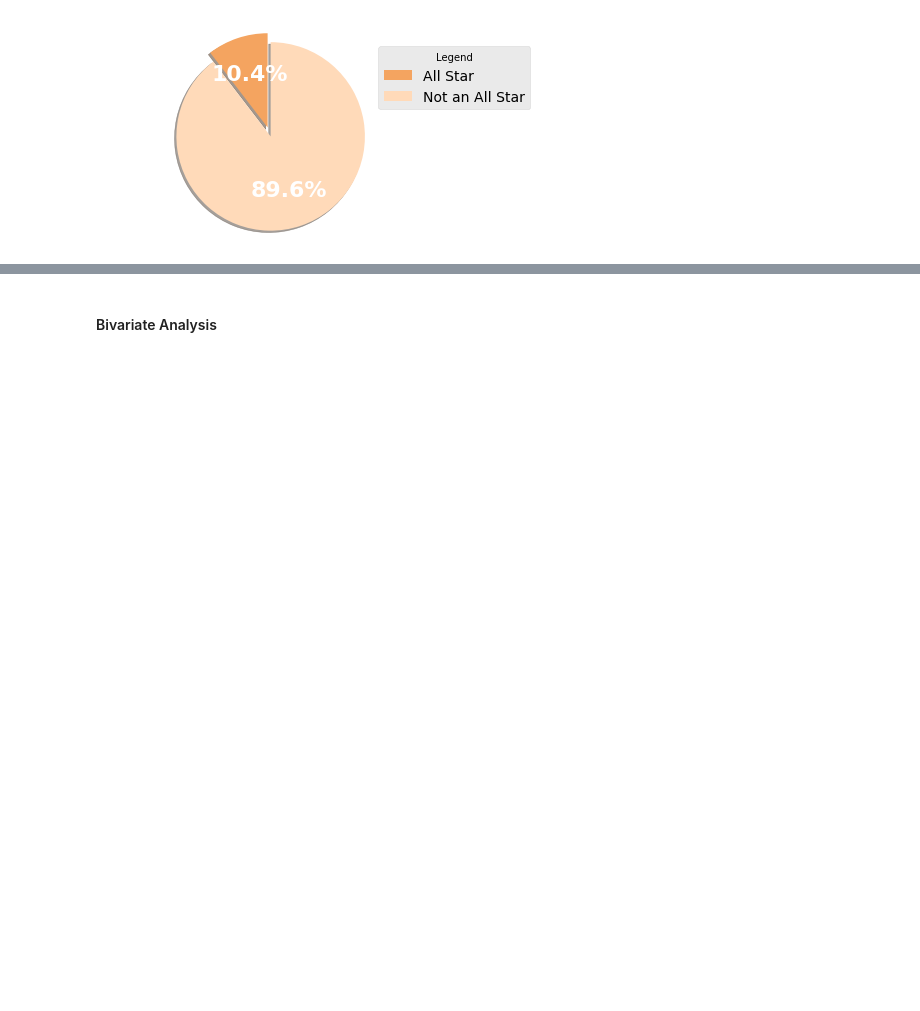
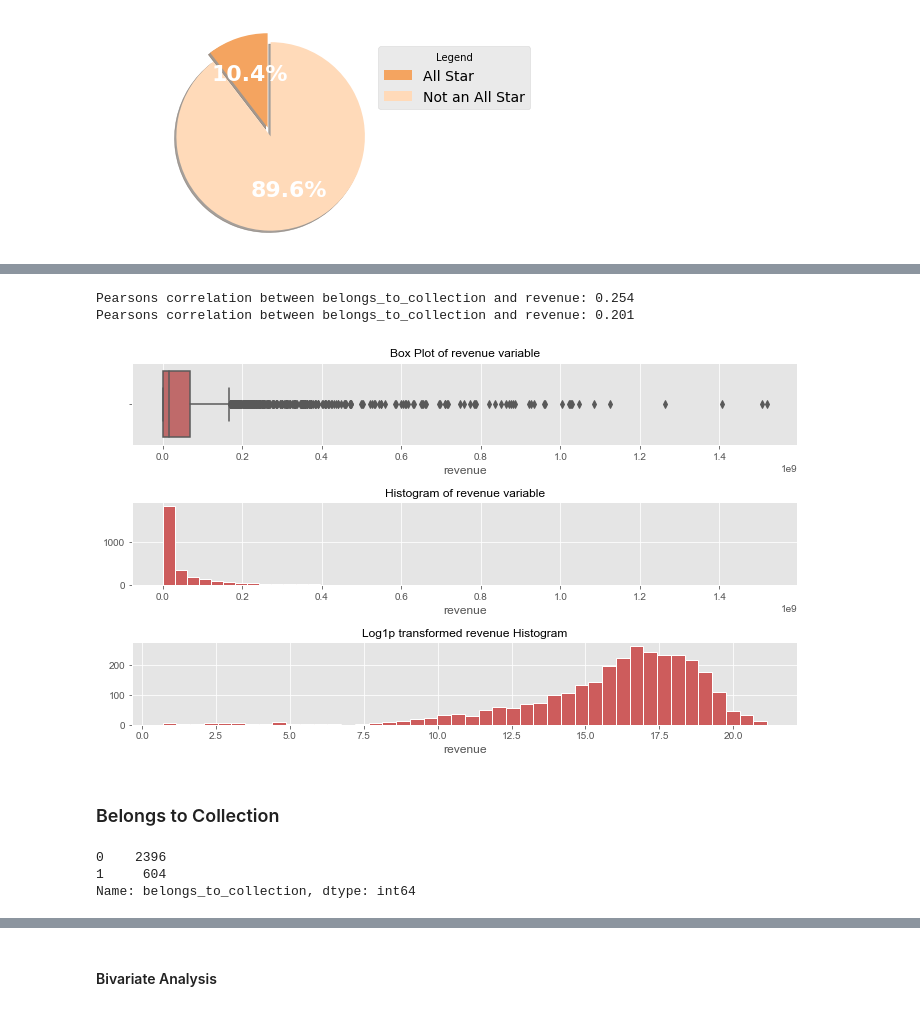
Before and after one commit to coleppert/NBA_AllStar_Prediction_Model, a Jupyter notebook: EDA-FeatureEngineering/Exploratory Data Analysis.ipynb, the cells around one changed output, grey strips where cells are left out. Drawn from its saved outputs; the diff is of its cells as text; code cells hidden in the pictures; blank space fills up the shorter version.

```diff
--- a/EDA-FeatureEngineering/Exploratory Data Analysis.ipynb
+++ b/EDA-FeatureEngineering/Exploratory Data Analysis.ipynb
@@ -99,0 +123,22 @@ f.tight_layout()
+# %%
+#analysis of correlation and create log feature
+corr, _ = pearsonr(df['G'], df['all_star'])
+print('Pearsons correlation between belongs_to_collection and revenue: %.3f' % corr)
+corr, _ = pearsonr(np.log1p(df['G']), df['all_star'])
+print('Pearsons correlation between belongs_to_collection and revenue: %.3f' % corr)
+# %% [output]
+Pearsons correlation between belongs_to_collection and revenue: 0.254
+Pearsons correlation between belongs_to_collection and revenue: 0.201
+# %%
+f, ax = plt.subplots(3, figsize=(10,6))
+
+sns.set(rc={'figure.figsize':(12,8)})
+sns.boxplot(x=train.revenue, ax = ax[0], color='indianred')
+ax[0].set_title("Box Plot of revenue variable")
+sns.distplot(a=train.revenue, kde = False, ax = ax[1], color='indianred', hist_kws=dict(alpha=1))
+ax[1].set_title("Histogram of revenue variable")
+sns.distplot(a=np.log1p(train.revenue), kde = False, ax = ax[2], color='indianred', hist_kws=dict(alpha=1))
+ax[2].set_title("Log1p transformed revenue Histogram")
+f.tight_layout()
+# %% [output]
+[figure, added]
@@ -99,0 +147,2 @@ f.tight_layout()
+# %% [markdown]
+### Belongs to Collection
@@ -99,0 +152,6 @@ f.tight_layout()
+# %%
+print(train.belongs_to_collection.value_counts())
+# %% [output]
+0    2396
+1     604
+Name: belongs_to_collection, dtype: int64
```
Also changed, not shown: parts of 25 cells of this notebook.
